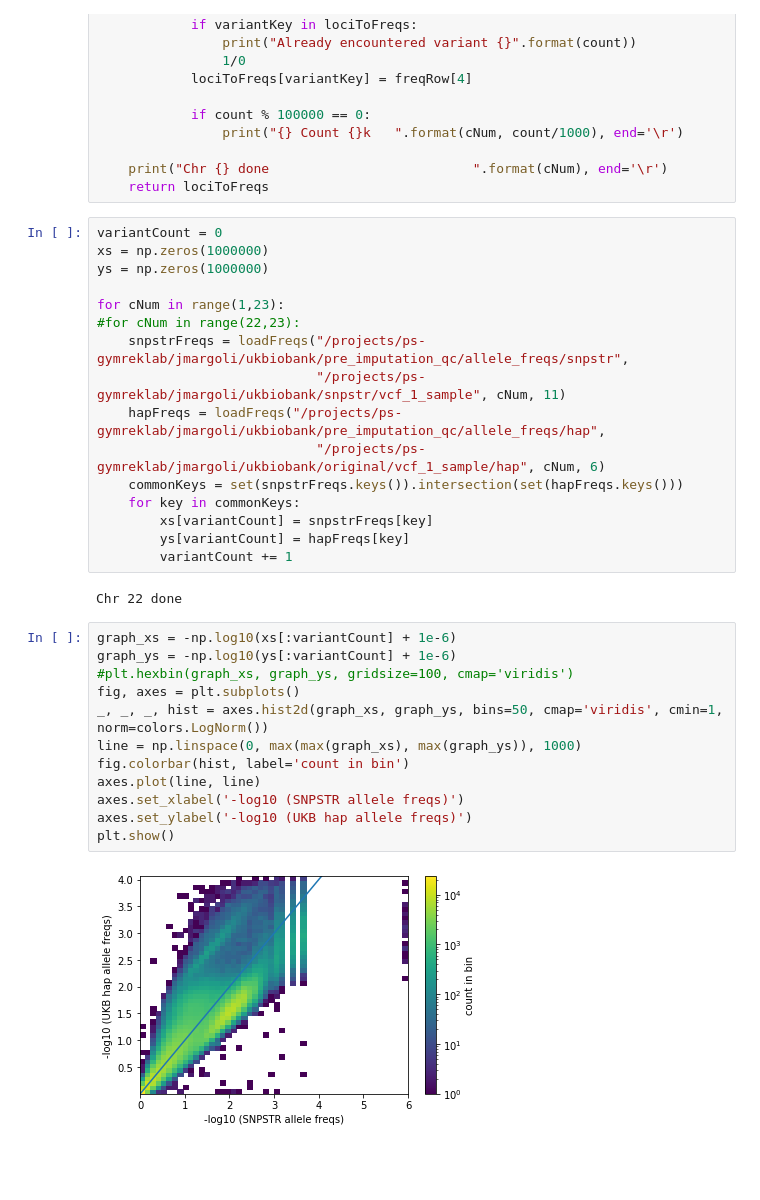
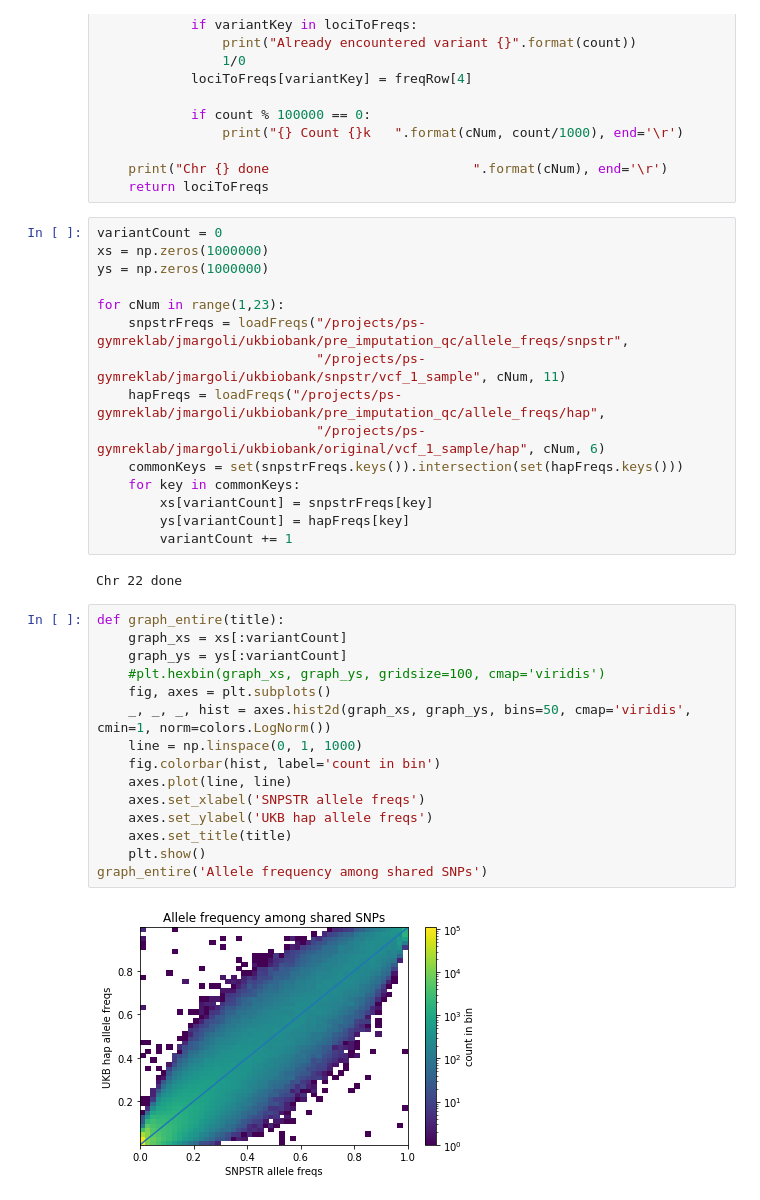
Before and after one commit to LiterallyUniqueLogin/ukbiobank_strs, a Jupyter notebook: pre_imputation_qc/allele_freqs/allele_freqs.ipynb, the cells around one changed output. Cells and saved outputs as stored; diff of their text form; blank space fills up the shorter version.

```diff
--- a/pre_imputation_qc/allele_freqs/allele_freqs.ipynb
+++ b/pre_imputation_qc/allele_freqs/allele_freqs.ipynb
@@ -42,7 +42,6 @@ xs = np.zeros(1000000)
 ys = np.zeros(1000000)
 
 for cNum in range(1,23):
-#for cNum in range(22,23):
     snpstrFreqs = loadFreqs("/projects/ps-gymreklab/jmargoli/ukbiobank/pre_imputation_qc/allele_freqs/snpstr",
                             "/projects/ps-gymreklab/jmargoli/ukbiobank/snpstr/vcf_1_sample", cNum, 11)
     hapFreqs = loadFreqs("/projects/ps-gymreklab/jmargoli/ukbiobank/pre_imputation_qc/allele_freqs/hap",
@@ -55,17 +54,20 @@ for cNum in range(1,23):
 # %% [output]
 Chr 22 done
 # %%
-graph_xs = -np.log10(xs[:variantCount] + 1e-6)
-graph_ys = -np.log10(ys[:variantCount] + 1e-6)
-#plt.hexbin(graph_xs, graph_ys, gridsize=100, cmap='viridis')
-fig, axes = plt.subplots()
-_, _, _, hist = axes.hist2d(graph_xs, graph_ys, bins=50, cmap='viridis', cmin=1, norm=colors.LogNorm())
-line = np.linspace(0, max(max(graph_xs), max(graph_ys)), 1000)
-fig.colorbar(hist, label='count in bin')
-axes.plot(line, line)
-axes.set_xlabel('-log10 (SNPSTR allele freqs)')
-axes.set_ylabel('-log10 (UKB hap allele freqs)')
-plt.show()
+def graph_entire(title):
+    graph_xs = xs[:variantCount]
+    graph_ys = ys[:variantCount]
+    #plt.hexbin(graph_xs, graph_ys, gridsize=100, cmap='viridis')
+    fig, axes = plt.subplots()
+    _, _, _, hist = axes.hist2d(graph_xs, graph_ys, bins=50, cmap='viridis', cmin=1, norm=colors.LogNorm())
+    line = np.linspace(0, 1, 1000)
+    fig.colorbar(hist, label='count in bin')
+    axes.plot(line, line)
+    axes.set_xlabel('SNPSTR allele freqs')
+    axes.set_ylabel('UKB hap allele freqs')
+    axes.set_title(title)
+    plt.show()
+graph_entire('Allele frequency among shared SNPs')
 # %% [output]
-[figure, old version]
+[figure, new version]
 # %%
```
Also changed, not shown: parts of 5 cells of this notebook, 12 other files.
